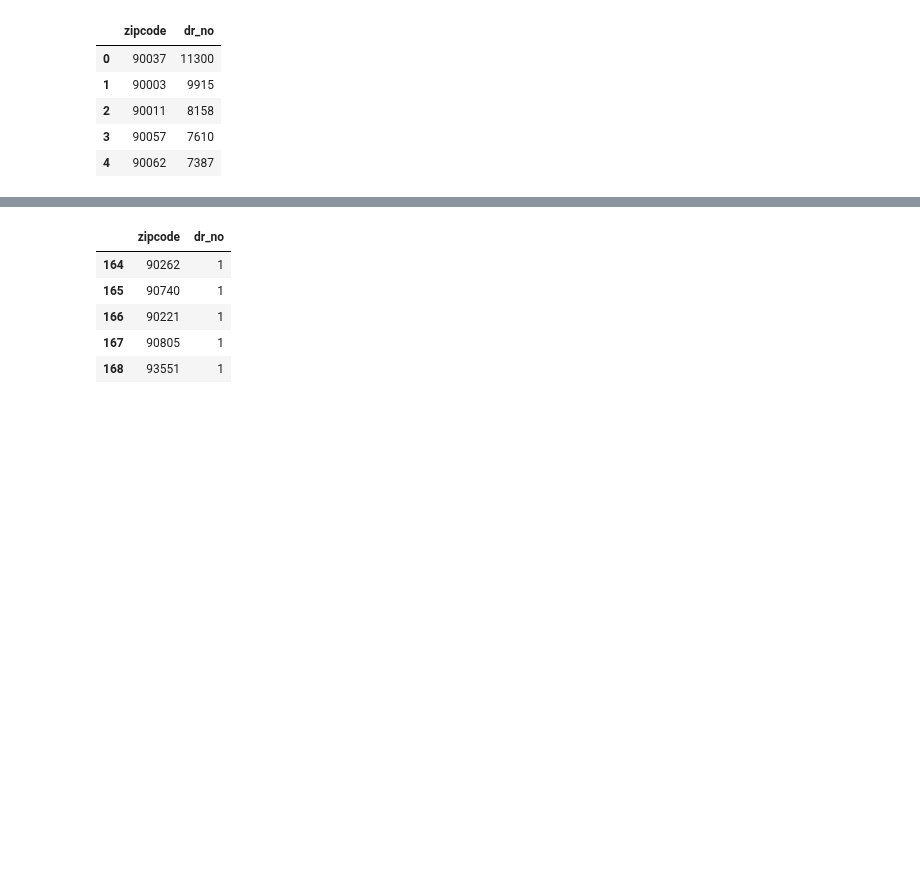
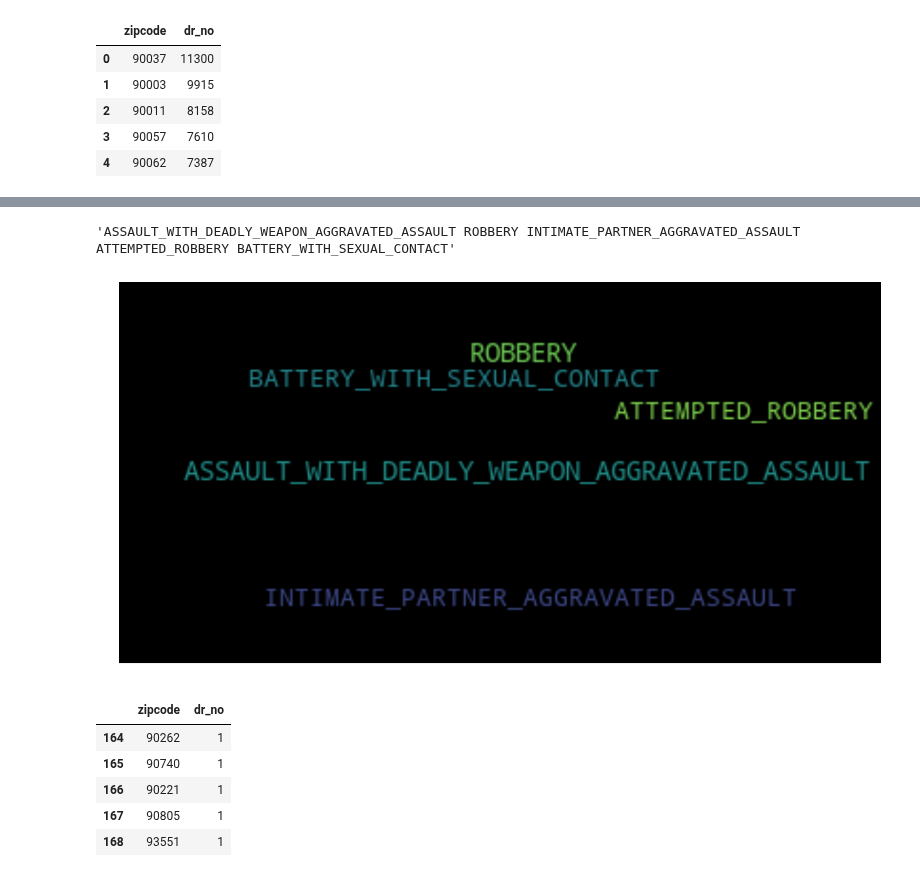
Before and after one commit to frederikdebruyker/Los-Angeles-Crime-Statistics, a Jupyter notebook: los_angeles_crime_statistics.ipynb, the cells around one changed output, grey strips where cells are left out. Cells and saved outputs as stored; diff of their text form; code cells hidden in the pictures; blank space fills up the shorter version.

```diff
--- a/los_angeles_crime_statistics.ipynb
+++ b/los_angeles_crime_statistics.ipynb
@@ -269,0 +270,15 @@ violent_crime_df
+# %%
+# group by violent crime
+violent_crime_desc_list_intermediate = violent_crime_df.sort_values(by=["crm_cd_desc"])
+aggregation = {
+     'dr_no': 'count'
+}
+violent_crime_desc_list = violent_crime_desc_list_intermediate.groupby(["crm_cd_desc"]).agg(aggregation)
+violent_crime_desc_list = violent_crime_desc_list.sort_values(by=["dr_no"], ascending=False)
+violent_crime_desc_list.reset_index(level=0, inplace=True)
+violent_crime_desc_list = violent_crime_desc_list.head()
+violent_crime_desc_list = violent_crime_desc_list.replace(',', '', regex=True)
+violent_crime_desc_list = violent_crime_desc_list.replace('-', '', regex=True)
+violent_crime_desc_list = violent_crime_desc_list.replace(' ', '_', regex=True)
+violent_crime_desc_list = violent_crime_desc_list.replace('__', '_', regex=True)
+violent_crime_desc_list
@@ -297,3 +352,26 @@ zip_crime_top_v
+# %%
+#Join together a single string of crime description
+voilent_crime_desc_zip =""
+
+voilent_crime_desc_zip = " ".join(crimedesc for crimedesc in violent_crime_desc_list["crm_cd_desc"])
+#voilent_crime_desc_zip = " ".join("' "+str(zip)+"'" for zips in zip_crime_top_v["zipcode"])
+# #Create and generate a word cloud image
+voilent_crime_desc_zip_black = WordCloud().generate(voilent_crime_desc_zip)
+voilent_crime_desc_zip
+# %% [output]
+'ASSAULT_WITH_DEADLY_WEAPON_AGGRAVATED_ASSAULT ROBBERY INTIMATE_PARTNER_AGGRAVATED_ASSAULT ATTEMPTED_ROBBERY BATTERY_WITH_SEXUAL_CONTACT'
+# %%
+#Plot wordcloud image
+plt.figure(figsize=[20,10])
+plt.imshow(voilent_crime_desc_zip_black,interpolation="bilinear")
+plt.axis("off")
+
+#Save image file
+plt.savefig("Images/Crimedesc.png",format="png")
+
+plt.show()
+# %% [output]
+[figure, added]
 # %%
 zip_crime_v.tail()
 # %% [output]
```
Also changed, not shown: parts of 7 cells of this notebook, 7 other files.
